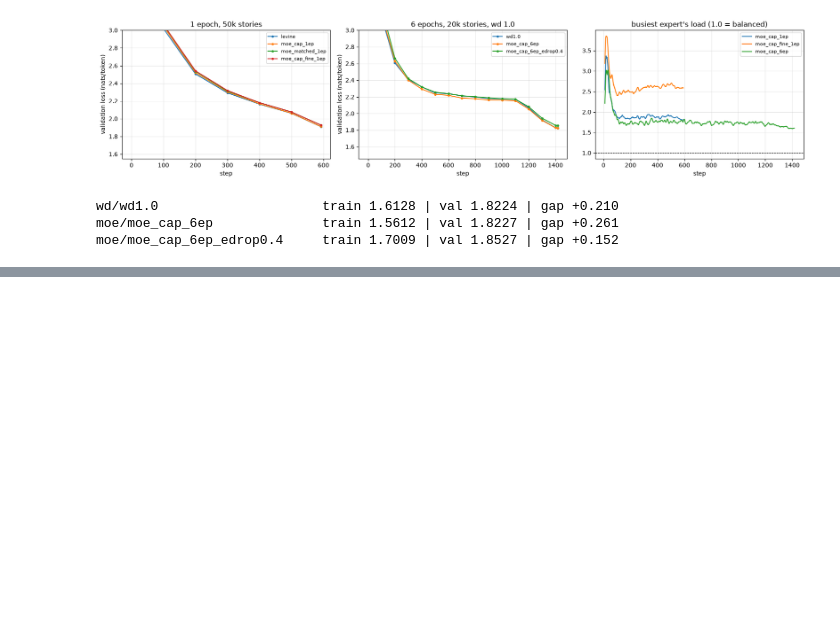
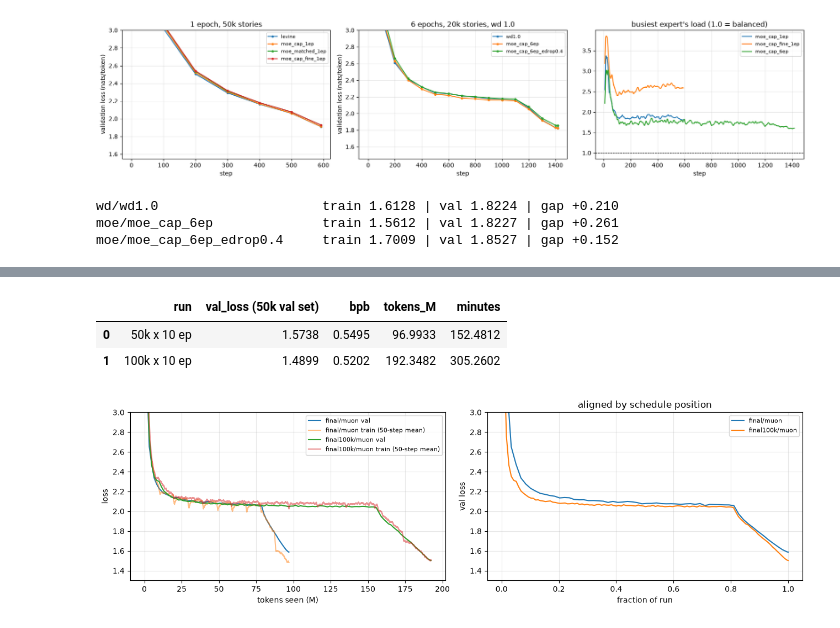
Before and after one commit to rakshithvasudev/qwen3-small, a Jupyter notebook: report.ipynb, the cells around one changed output, grey strips where cells are left out. Saved outputs shown, nothing was run; the diff lists cells and outputs as text; code cells hidden in the pictures; blank space fills up the shorter version.

Commit message:
Extend data split beyond 50k stories; add 100k-story run results
Co-Authored-By: Claude Opus 5.5 (1M context) <noreply@anthropic.com>

```diff
--- a/report.ipynb
+++ b/report.ipynb
@@ -265,0 +274,23 @@ moe/moe_cap_6ep_edrop0.4     train 1.7009 | val 1.8527 | gap +0.152
+# %%
+s50 = json.loads((RUNS / "final" / "muon" / "summary.json").read_text())
+s100 = json.loads((RUNS / "final100k" / "muon" / "summary.json").read_text())
+pd.DataFrame([{"run": "50k x 10 ep", "val_loss (50k val set)": s50["full_val_loss"], "bpb": s50["full_val_bpb"],
+               "tokens_M": s50["tokens_seen"] / 1e6, "minutes": s50["elapsed_min"]},
+              {"run": "100k x 10 ep", "val_loss (50k val set)": s100["val50k_loss"], "bpb": s100["val50k_bpb"],
+               "tokens_M": s100["tokens_seen"] / 1e6, "minutes": s100["elapsed_min"]}]).round(4)
+# %% [output]
+|  | run | val_loss (50k val set) | bpb | tokens_M | minutes |
+| 0 | 50k x 10 ep | 1.5738 | 0.5495 | 96.9933 | 152.4812 |
+| 1 | 100k x 10 ep | 1.4899 | 0.5202 | 192.3482 | 305.2602 |
+# %%
+fig, axes = plt.subplots(1, 2, figsize=(13, 4))
+for r in ["final/muon", "final100k/muon"]:
+    t, v = curves(r)
+    axes[0].plot(v.tokens / 1e6, v.val_loss, label=f"{r} val")
+    axes[0].plot(t.tokens / 1e6, t.train_loss.rolling(50).mean(), alpha=0.5, label=f"{r} train (50-step mean)")
+    axes[1].plot(v.step / v.step.max(), v.val_loss, label=r)
+axes[0].set(xlabel="tokens seen (M)", ylabel="loss", ylim=(1.3, 3)); axes[0].legend(fontsize=8); axes[0].grid(alpha=0.3)
+axes[1].set(xlabel="fraction of run", ylabel="val loss", ylim=(1.3, 3), title="aligned by schedule position"); axes[1].legend(fontsize=8); axes[1].grid(alpha=0.3)
+plt.tight_layout()
+# %% [output]
+[figure, added]
```
Also changed, not shown: parts of 2 cells of this notebook, 5 other files.
